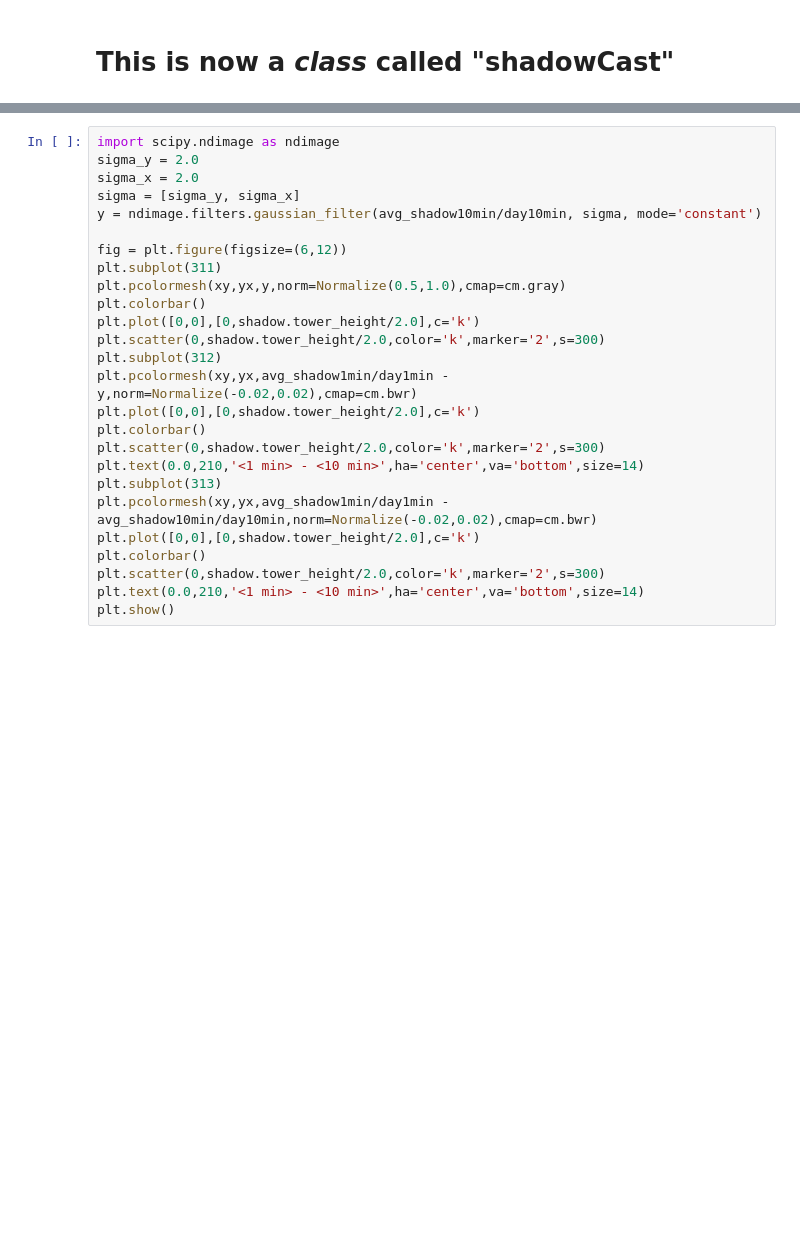
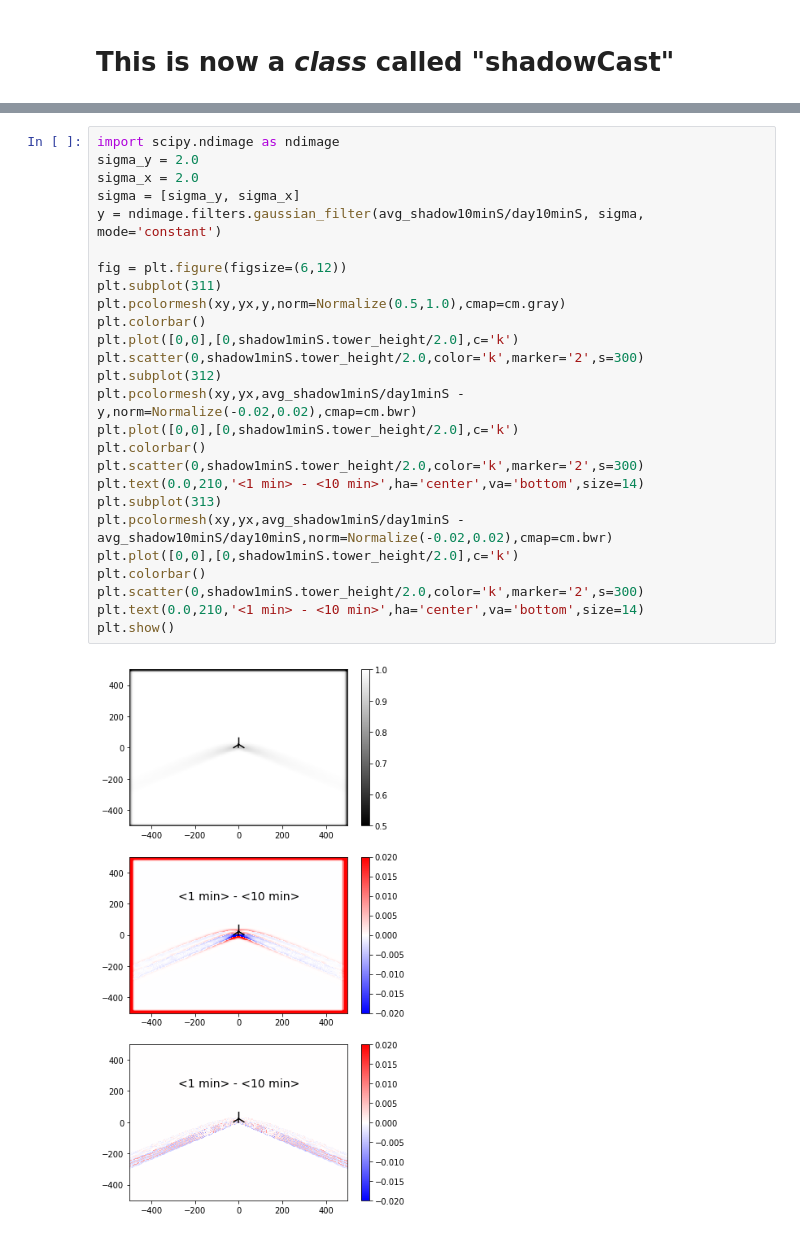
Before and after one commit to hawbecker/shadowCast, a Jupyter notebook: ShadowCast.ipynb, the cells around one changed output, grey strips where cells are left out. Drawn from its saved outputs; the diff is of its cells as text; blank space fills up the shorter version.

```diff
--- a/ShadowCast.ipynb
+++ b/ShadowCast.ipynb
@@ -336,29 +346,31 @@ plt.show()
 # %%
 import scipy.ndimage as ndimage
 sigma_y = 2.0
 sigma_x = 2.0
 sigma = [sigma_y, sigma_x]
-y = ndimage.filters.gaussian_filter(avg_shadow10min/day10min, sigma, mode='constant')
+y = ndimage.filters.gaussian_filter(avg_shadow10minS/day10minS, sigma, mode='constant')
 
 fig = plt.figure(figsize=(6,12))
 plt.subplot(311)
 plt.pcolormesh(xy,yx,y,norm=Normalize(0.5,1.0),cmap=cm.gray)
 plt.colorbar()
-plt.plot([0,0],[0,shadow.tower_height/2.0],c='k')
-plt.scatter(0,shadow.tower_height/2.0,color='k',marker='2',s=300)
+plt.plot([0,0],[0,shadow1minS.tower_height/2.0],c='k')
+plt.scatter(0,shadow1minS.tower_height/2.0,color='k',marker='2',s=300)
 plt.subplot(312)
-plt.pcolormesh(xy,yx,avg_shadow1min/day1min - y,norm=Normalize(-0.02,0.02),cmap=cm.bwr)
-plt.plot([0,0],[0,shadow.tower_height/2.0],c='k')
+plt.pcolormesh(xy,yx,avg_shadow1minS/day1minS - y,norm=Normalize(-0.02,0.02),cmap=cm.bwr)
+plt.plot([0,0],[0,shadow1minS.tower_height/2.0],c='k')
 plt.colorbar()
-plt.scatter(0,shadow.tower_height/2.0,color='k',marker='2',s=300)
+plt.scatter(0,shadow1minS.tower_height/2.0,color='k',marker='2',s=300)
 plt.text(0.0,210,'<1 min> - <10 min>',ha='center',va='bottom',size=14)
 plt.subplot(313)
-plt.pcolormesh(xy,yx,avg_shadow1min/day1min - avg_shadow10min/day10min,norm=Normalize(-0.02,0.02),cmap=cm.bwr)
-plt.plot([0,0],[0,shadow.tower_height/2.0],c='k')
+plt.pcolormesh(xy,yx,avg_shadow1minS/day1minS - avg_shadow10minS/day10minS,norm=Normalize(-0.02,0.02),cmap=cm.bwr)
+plt.plot([0,0],[0,shadow1minS.tower_height/2.0],c='k')
 plt.colorbar()
-plt.scatter(0,shadow.tower_height/2.0,color='k',marker='2',s=300)
+plt.scatter(0,shadow1minS.tower_height/2.0,color='k',marker='2',s=300)
 plt.text(0.0,210,'<1 min> - <10 min>',ha='center',va='bottom',size=14)
 plt.show()
+# %% [output]
+[figure, added]
 # %%
 start_date = '2019-01-01 08:00:00'
 shadow1minW  = shadowCast(date_start=start_date,data_freq='1min',ntimes=24*60+1,
```
Also changed, not shown: parts of 6 cells of this notebook.
